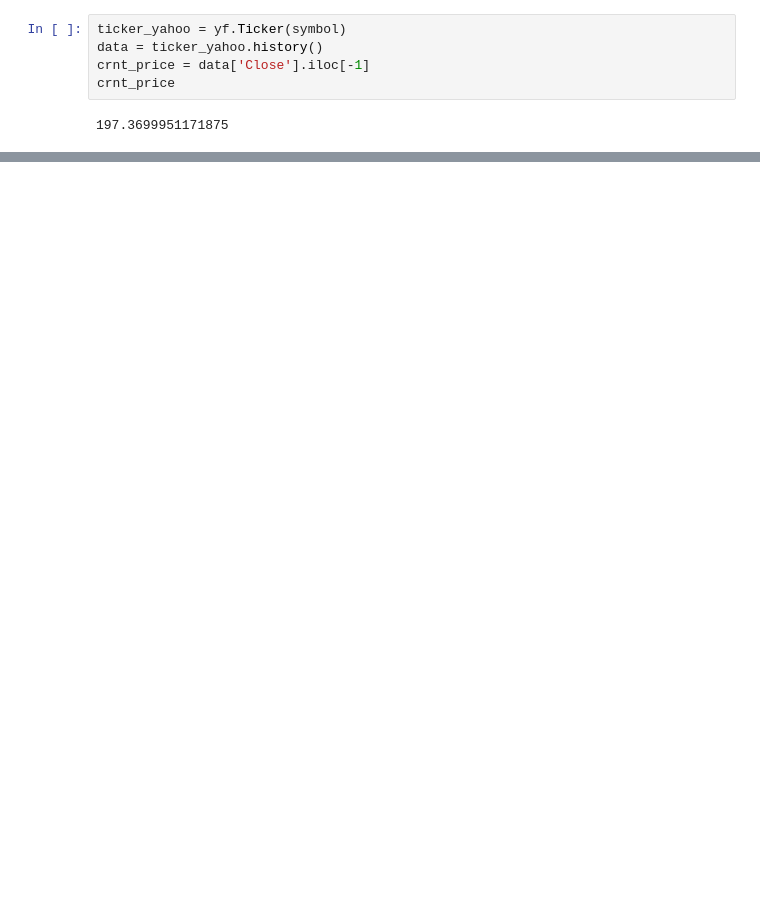
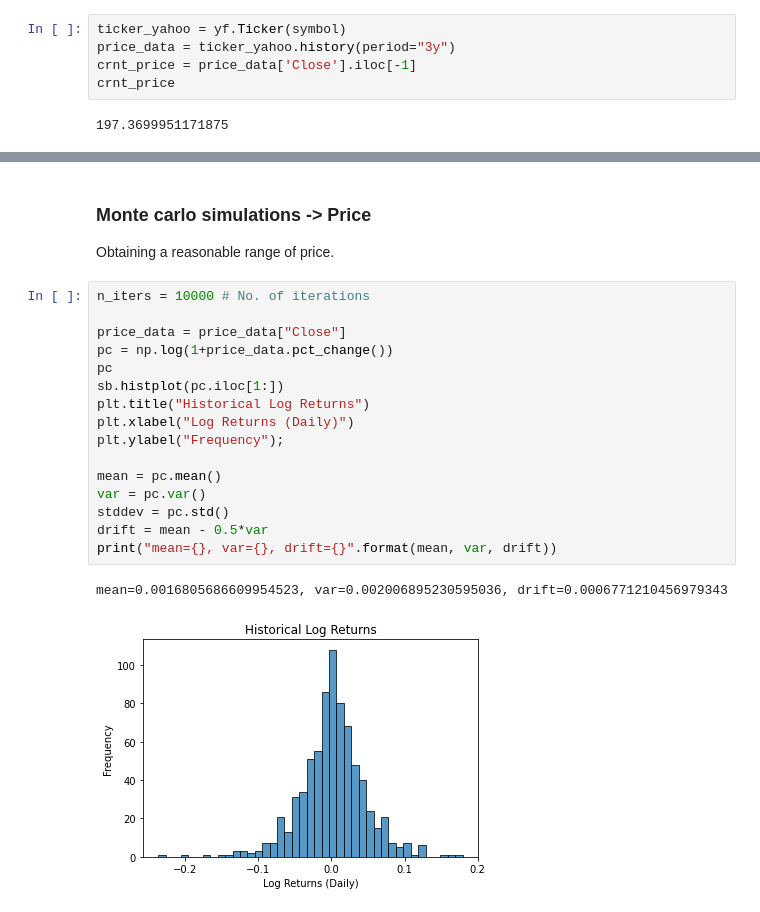
Before and after one commit to kevinhhl/options-pricing-tools-and-trading-strategies, a Jupyter notebook: Black_Scholes_Merton_Model_Part1_Screening_YF_for_theoretical_edges.ipynb, the cells around one changed output, grey strips where cells are left out. Saved outputs shown, nothing was run; the diff lists cells and outputs as text; blank space fills up the shorter version.

```diff
--- a/Black_Scholes_Merton_Model_Part1_Screening_YF_for_theoretical_edges.ipynb
+++ b/Black_Scholes_Merton_Model_Part1_Screening_YF_for_theoretical_edges.ipynb
@@ -186,8 +193,8 @@ exp_dates
  'June 20, 2025']
 # %%
 ticker_yahoo = yf.Ticker(symbol)
-data = ticker_yahoo.history()
-crnt_price = data['Close'].iloc[-1]
+price_data = ticker_yahoo.history(period="3y")
+crnt_price = price_data['Close'].iloc[-1]
 crnt_price
 # %% [output]
 197.3699951171875
@@ -256,0 +316,23 @@ model = BSM(s     =crnt_price,
+# %% [markdown]
+### Monte carlo simulations -> Price
+
+Obtaining a reasonable range of price.
+# %%
+n_iters = 10000 # No. of iterations
+
+price_data = price_data["Close"]
+pc = np.log(1+price_data.pct_change())
+pc
+sb.histplot(pc.iloc[1:])
+plt.title("Historical Log Returns")
+plt.xlabel("Log Returns (Daily)")
+plt.ylabel("Frequency");
+
+mean = pc.mean()
+var = pc.var()
+stddev = pc.std()
+drift = mean - 0.5*var
+print("mean={}, var={}, drift={}".format(mean, var, drift))
+# %% [output]
+mean=0.0016805686609954523, var=0.002006895230595036, drift=0.0006771210456979343
+[figure, added]
```
Also changed, not shown: parts of 34 cells of this notebook.
